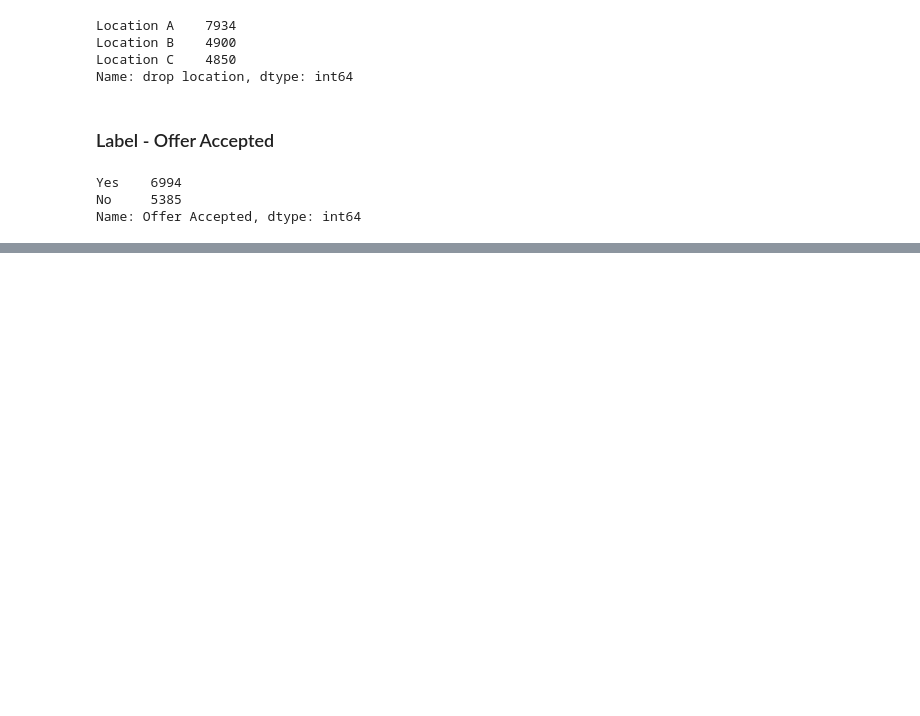
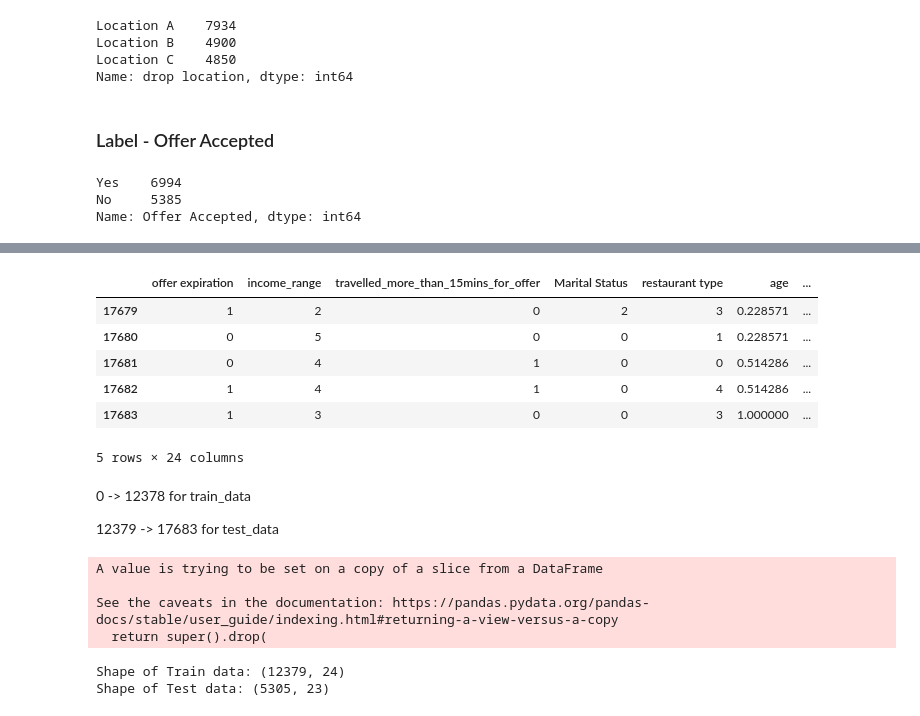
Before and after one commit to kabilan942/kaggle, a Jupyter notebook: MLP_Project.ipynb, the cells around one changed output, grey strips where cells are left out. Cells and saved outputs as stored; diff of their text form; code cells hidden in the pictures; blank space fills up the shorter version.

```diff
--- a/MLP_Project.ipynb
+++ b/MLP_Project.ipynb
@@ -413,0 +467,14 @@ data['Offer Accepted'].replace({'Yes':1, 'No':0}, inplace=True)
+# %%
+data.tail()
+# %% [output]
+|  | offer expiration | income_range | travelled_more_than_15mins_for_offer | Marital Status | restaurant type | age | ... |
+| 17679 | 1 | 2 | 0 | 2 | 3 | 0.228571 | ... |
+| 17680 | 0 | 5 | 0 | 0 | 1 | 0.228571 | ... |
+| 17681 | 0 | 4 | 1 | 0 | 0 | 0.514286 | ... |
+| 17682 | 1 | 4 | 1 | 0 | 4 | 0.514286 | ... |
+| 17683 | 1 | 3 | 0 | 0 | 3 | 1.000000 | ... |
+5 rows × 24 columns
+# %% [markdown]
+0 -> 12378 for train_data
+
+12379 -> 17683 for test_data
@@ -413,0 +484,13 @@ data['Offer Accepted'].replace({'Yes':1, 'No':0}, inplace=True)
+# %%
+test.drop(['Offer Accepted'], axis=1, inplace=True)
+# %% [output]
+A value is trying to be set on a copy of a slice from a DataFrame
+
+See the caveats in the documentation: https://pandas.pydata.org/pandas-docs/stable/user_guide/indexing.html#returning-a-view-versus-a-copy
+  return super().drop(
+# %%
+print('Shape of Train data:', train.shape)
+print('Shape of Test data:', test.shape)
+# %% [output]
+Shape of Train data: (12379, 24)
+Shape of Test data: (5305, 23)
```
Also changed, not shown: parts of 39 cells of this notebook.
